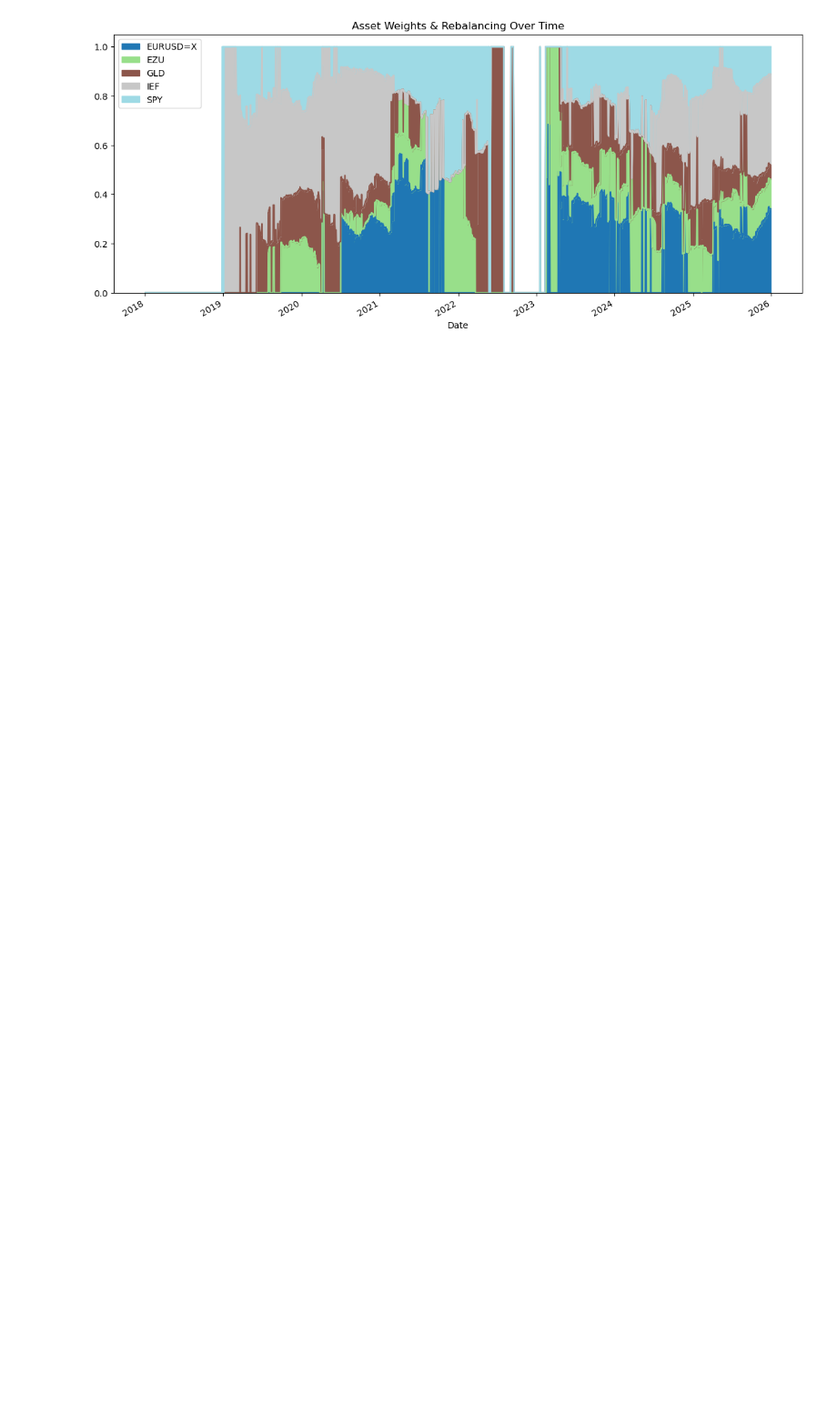
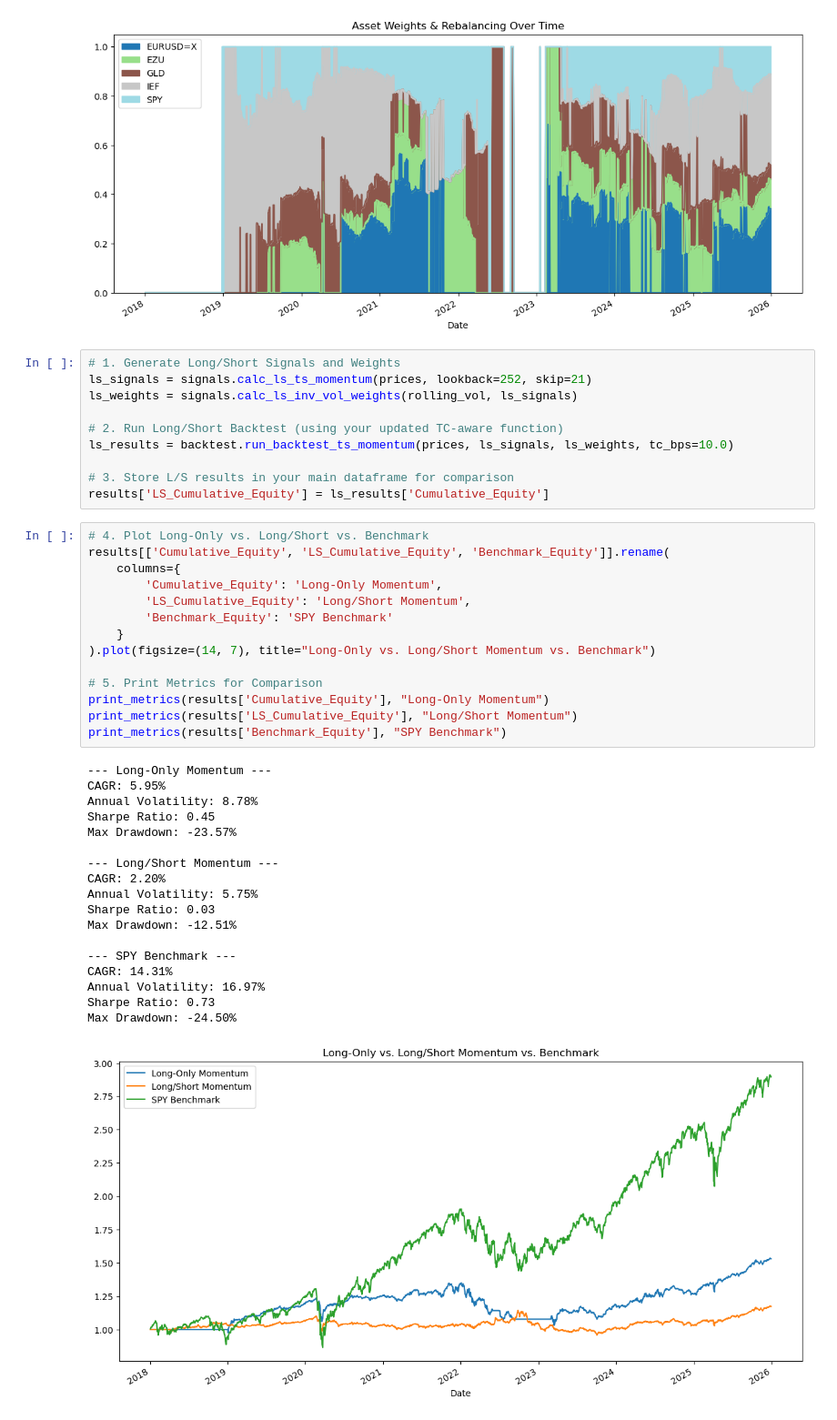
Before and after one commit to mkie39/macro-portfolio-lab, a Jupyter notebook: notebooks/02_momentum_backtest.ipynb, the cells around one changed output. Shown at 91% size. Saved outputs shown, nothing was run; the diff lists cells and outputs as text; blank space fills up the shorter version.

```diff
--- a/notebooks/02_momentum_backtest.ipynb
+++ b/notebooks/02_momentum_backtest.ipynb
@@ -79,3 +79,46 @@ Max Drawdown: -24.50%
 <Axes: title={'center': 'Asset Weights & Rebalancing Over Time'}, xlabel='Date'>
 [figure]
 [figure]
+# %%
+# 1. Generate Long/Short Signals and Weights
+ls_signals = signals.calc_ls_ts_momentum(prices, lookback=252, skip=21)
+ls_weights = signals.calc_ls_inv_vol_weights(rolling_vol, ls_signals)
+
+# 2. Run Long/Short Backtest (using your updated TC-aware function)
+ls_results = backtest.run_backtest_ts_momentum(prices, ls_signals, ls_weights, tc_bps=10.0)
+
+# 3. Store L/S results in your main dataframe for comparison
+results['LS_Cumulative_Equity'] = ls_results['Cumulative_Equity']
+# %%
+# 4. Plot Long-Only vs. Long/Short vs. Benchmark
+results[['Cumulative_Equity', 'LS_Cumulative_Equity', 'Benchmark_Equity']].rename(
+    columns={
+        'Cumulative_Equity': 'Long-Only Momentum',
+        'LS_Cumulative_Equity': 'Long/Short Momentum',
+        'Benchmark_Equity': 'SPY Benchmark'
+    }
+).plot(figsize=(14, 7), title="Long-Only vs. Long/Short Momentum vs. Benchmark")
+
+# 5. Print Metrics for Comparison
+print_metrics(results['Cumulative_Equity'], "Long-Only Momentum")
+print_metrics(results['LS_Cumulative_Equity'], "Long/Short Momentum")
+print_metrics(results['Benchmark_Equity'], "SPY Benchmark")
+# %% [output]
+--- Long-Only Momentum ---
+CAGR: 5.95%
+Annual Volatility: 8.78%
+Sharpe Ratio: 0.45
+Max Drawdown: -23.57%
+
+--- Long/Short Momentum ---
+CAGR: 2.20%
+Annual Volatility: 5.75%
+Sharpe Ratio: 0.03
+Max Drawdown: -12.51%
+
+--- SPY Benchmark ---
+CAGR: 14.31%
+Annual Volatility: 16.97%
+Sharpe Ratio: 0.73
+Max Drawdown: -24.50%
+[figure, added]
```
Also changed, not shown: 1 other file.
